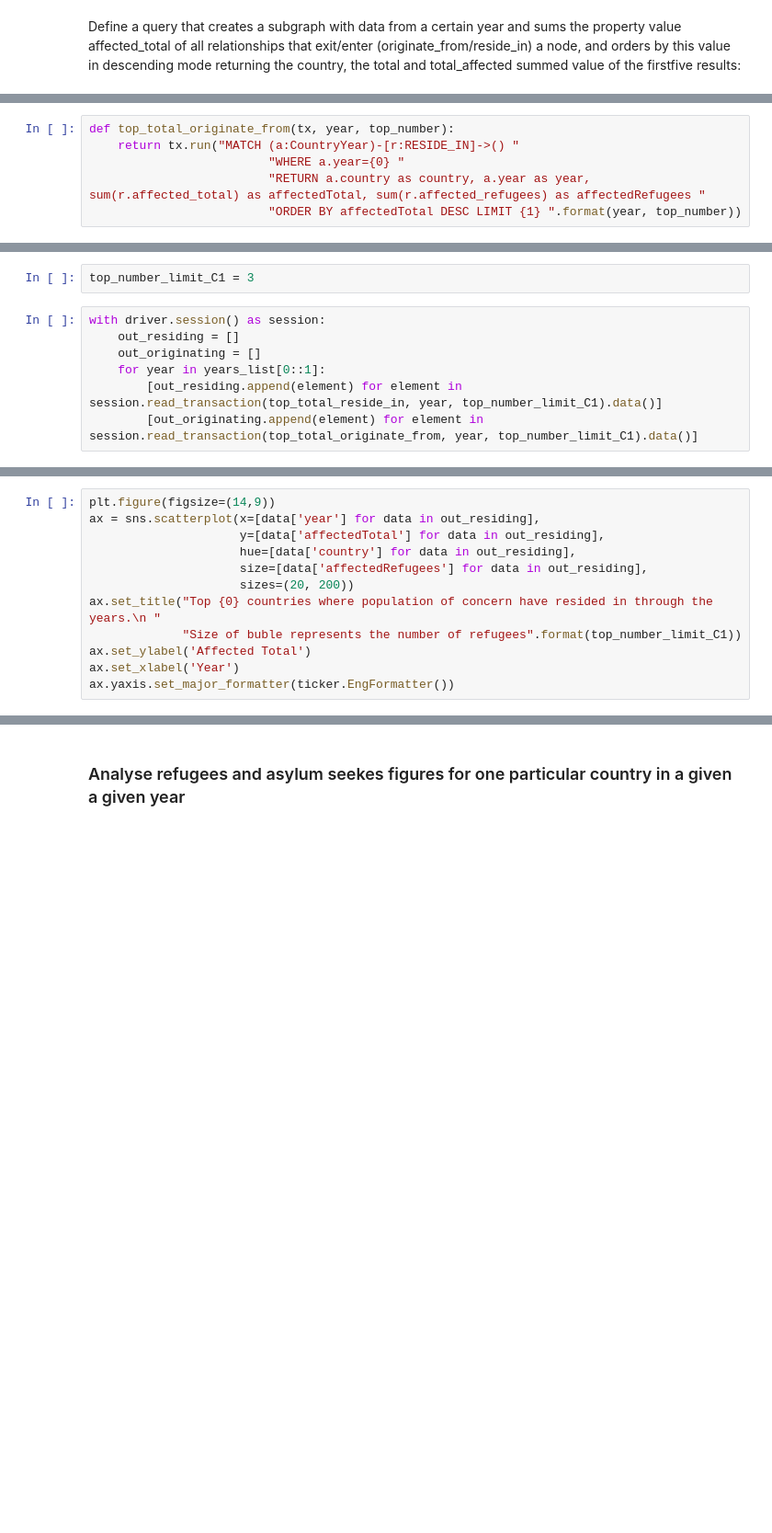
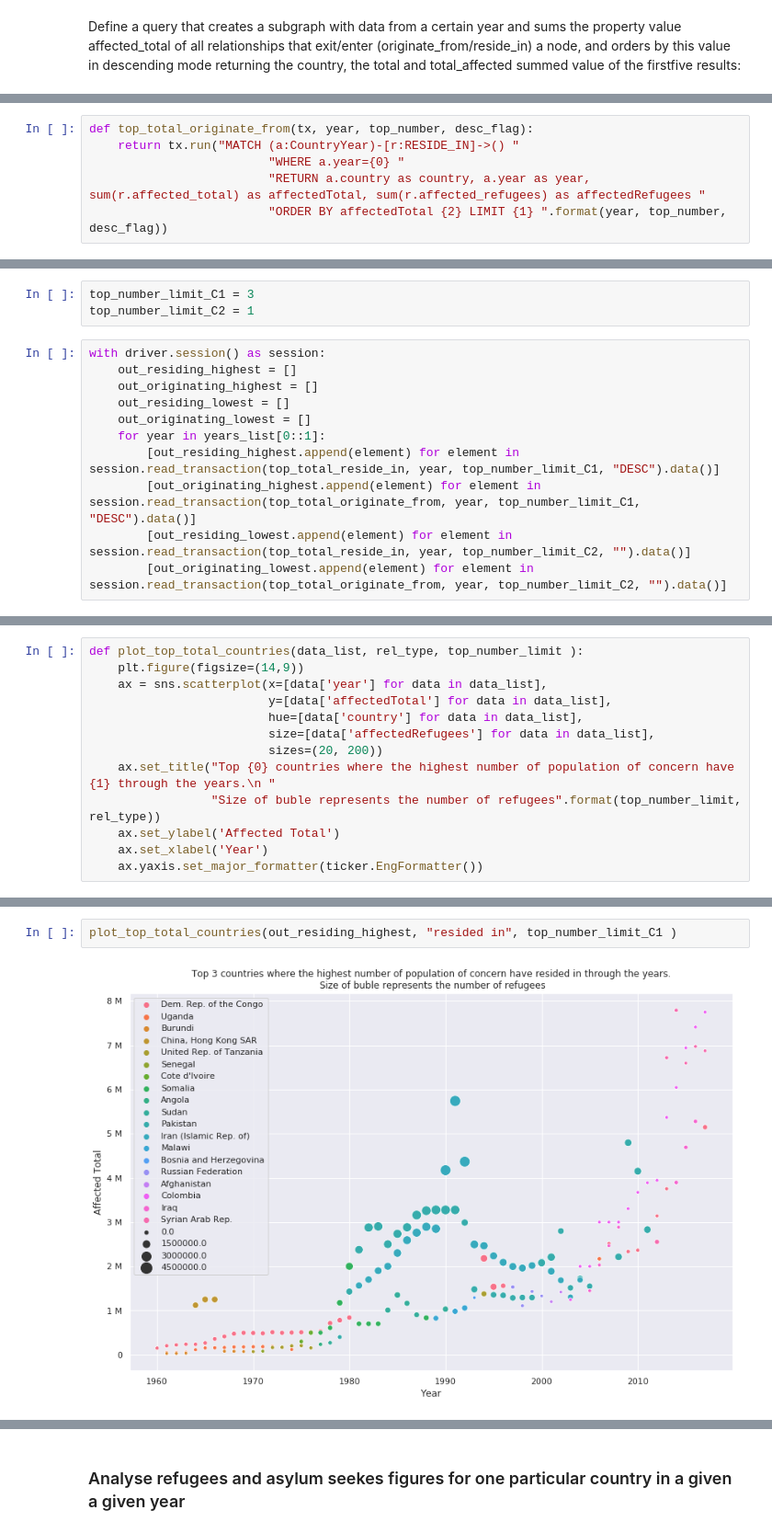
Before and after one commit to CandelaV/UNHCRs_population_of_concern_HDX, a Jupyter notebook: notebooks/c_data_analysis_with_python_and_neo4j_RESIDE_IN.ipynb, the cells around one changed output, grey strips where cells are left out. Shown: that part at 92% size. Drawn from its saved outputs; the diff is of its cells as text; blank space fills up the shorter version.

```diff
--- a/notebooks/c_data_analysis_with_python_and_neo4j_RESIDE_IN.ipynb
+++ b/notebooks/c_data_analysis_with_python_and_neo4j_RESIDE_IN.ipynb
@@ -149,6 +200,6 @@ def top_total_reside_in(tx, year, top_number):
 # %%
-def top_total_originate_from(tx, year, top_number):
+def top_total_originate_from(tx, year, top_number, desc_flag):
     return tx.run("MATCH (a:CountryYear)-[r:RESIDE_IN]->() "
                          "WHERE a.year={0} "
                          "RETURN a.country as country, a.year as year, sum(r.affected_total) as affectedTotal, sum(r.affected_refugees) as affectedRefugees "
-                         "ORDER BY affectedTotal DESC LIMIT {1} ".format(year, top_number))
+                         "ORDER BY affectedTotal {2} LIMIT {1} ".format(year, top_number, desc_flag))
@@ -155,9 +208,14 @@ def top_total_originate_from(tx, year, top_number):
 # %%
 top_number_limit_C1 = 3
+top_number_limit_C2 = 1
 # %%
 with driver.session() as session:
-    out_residing = []
-    out_originating = []
+    out_residing_highest = []
+    out_originating_highest = []
+    out_residing_lowest = []
+    out_originating_lowest = []
     for year in years_list[0::1]:
-        [out_residing.append(element) for element in session.read_transaction(top_total_reside_in, year, top_number_limit_C1).data()]
-        [out_originating.append(element) for element in session.read_transaction(top_total_originate_from, year, top_number_limit_C1).data()]
+        [out_residing_highest.append(element) for element in session.read_transaction(top_total_reside_in, year, top_number_limit_C1, "DESC").data()]
+        [out_originating_highest.append(element) for element in session.read_transaction(top_total_originate_from, year, top_number_limit_C1, "DESC").data()]
+        [out_residing_lowest.append(element) for element in session.read_transaction(top_total_reside_in, year, top_number_limit_C2, "").data()]
+        [out_originating_lowest.append(element) for element in session.read_transaction(top_total_originate_from, year, top_number_limit_C2, "").data()]
@@ -166,12 +224,13 @@ with driver.session() as session:
 # %%
-plt.figure(figsize=(14,9))
-ax = sns.scatterplot(x=[data['year'] for data in out_residing],
-                     y=[data['affectedTotal'] for data in out_residing],
-                     hue=[data['country'] for data in out_residing],
-                     size=[data['affectedRefugees'] for data in out_residing],
-                     sizes=(20, 200))
-ax.set_title("Top {0} countries where population of concern have resided in through the years.\n "
-             "Size of buble represents the number of refugees".format(top_number_limit_C1))
-ax.set_ylabel('Affected Total')
-ax.set_xlabel('Year')
-ax.yaxis.set_major_formatter(ticker.EngFormatter())
+def plot_top_total_countries(data_list, rel_type, top_number_limit ):
+    plt.figure(figsize=(14,9))
+    ax = sns.scatterplot(x=[data['year'] for data in data_list],
+                         y=[data['affectedTotal'] for data in data_list],
+                         hue=[data['country'] for data in data_list],
+                         size=[data['affectedRefugees'] for data in data_list],
+                         sizes=(20, 200))
+    ax.set_title("Top {0} countries where the highest number of population of concern have {1} through the years.\n "
+                 "Size of buble represents the number of refugees".format(top_number_limit, rel_type))
+    ax.set_ylabel('Affected Total')
+    ax.set_xlabel('Year')
+    ax.yaxis.set_major_formatter(ticker.EngFormatter())
@@ -195,0 +249,4 @@ ax.yaxis.set_major_formatter(ticker.EngFormatter())
+# %%
+plot_top_total_countries(out_residing_highest, "resided in", top_number_limit_C1 )
+# %% [output]
+[figure, added]
```
Also changed, not shown: parts of 42 cells of this notebook, 1 other file.
